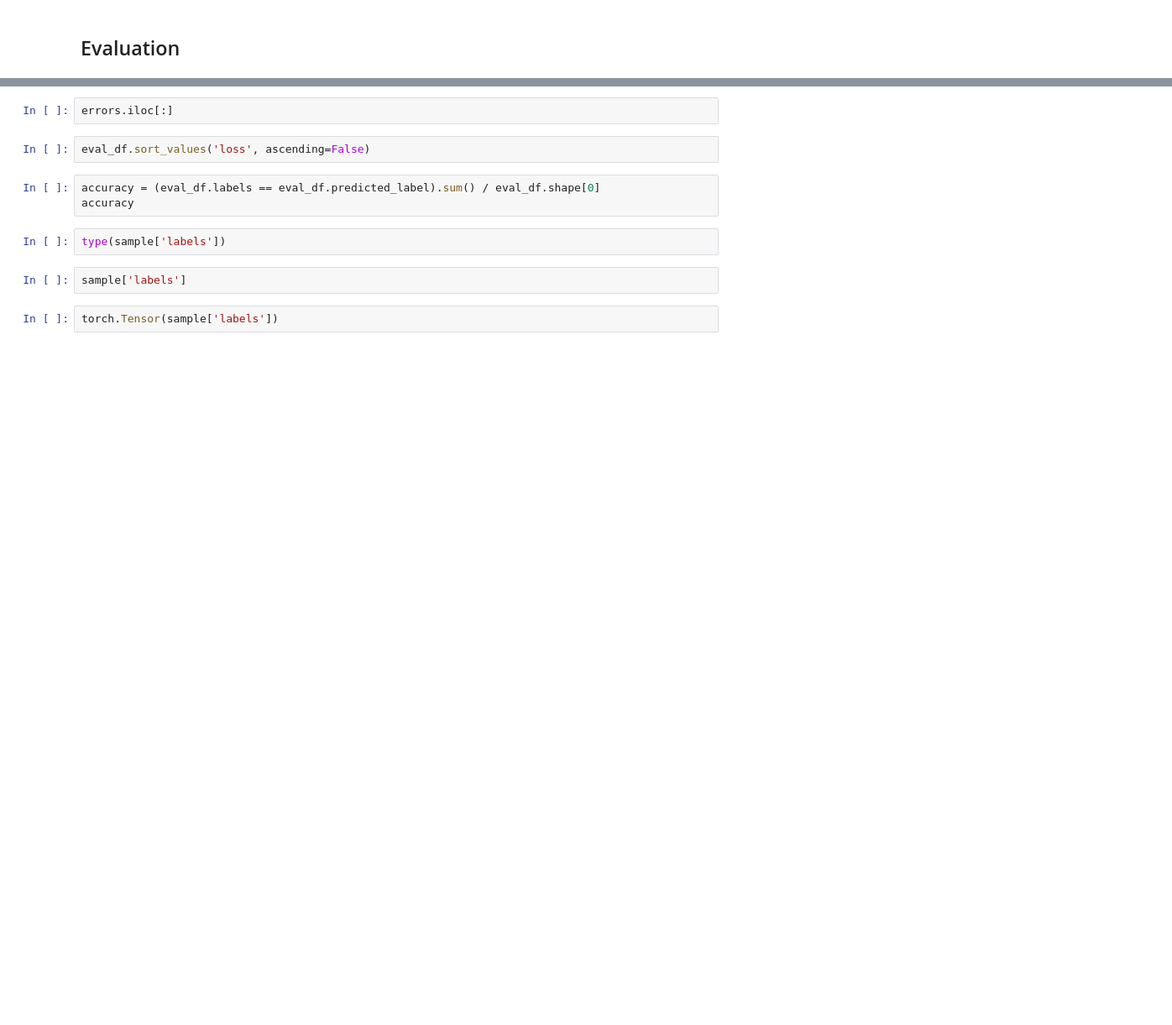
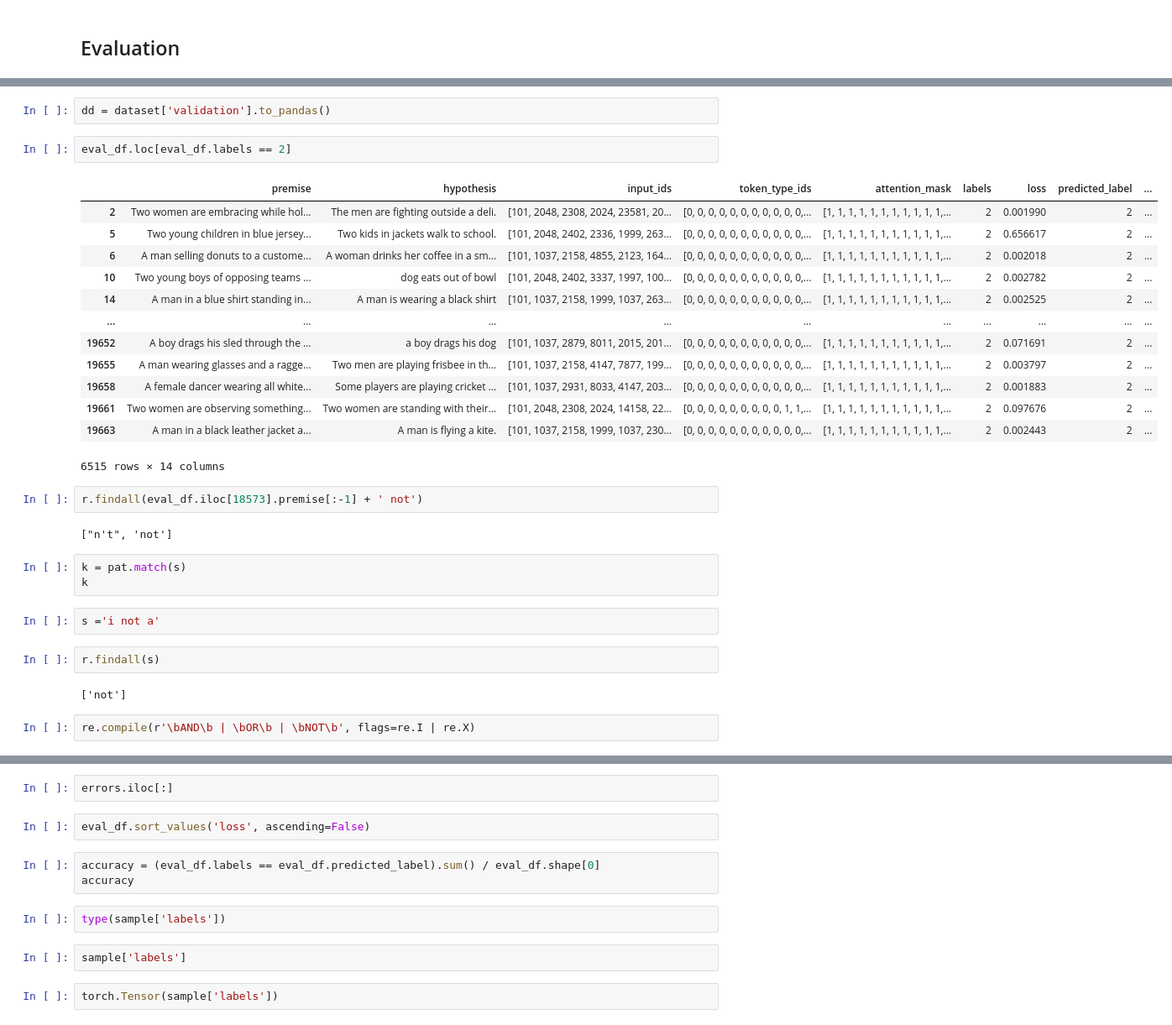
Before and after one commit to Serebryanskiy/nli, a Jupyter notebook: snli.ipynb, the cells around one changed output, grey strips where cells are left out. Shown at 84% size. Cells and saved outputs as stored; diff of their text form; blank space fills up the shorter version.

```diff
--- a/snli.ipynb
+++ b/snli.ipynb
@@ -258,0 +441,33 @@ eval_df
+# %%
+dd = dataset['validation'].to_pandas()
+# %%
+eval_df.loc[eval_df.labels == 2]
+# %% [output]
+|  | premise | hypothesis | input_ids | token_type_ids | attention_mask | labels | loss | predicted_label | ... |
+| 2 | Two women are embracing while hol... | The men are fighting outside a deli. | [101, 2048, 2308, 2024, 23581, 20... | [0, 0, 0, 0, 0, 0, 0, 0, 0, 0, 0,... | [1, 1, 1, 1, 1, 1, 1, 1, 1, 1, 1,... | 2 | 0.001990 | 2 | ... |
+| 5 | Two young children in blue jersey... | Two kids in jackets walk to school. | [101, 2048, 2402, 2336, 1999, 263... | [0, 0, 0, 0, 0, 0, 0, 0, 0, 0, 0,... | [1, 1, 1, 1, 1, 1, 1, 1, 1, 1, 1,... | 2 | 0.656617 | 2 | ... |
+| 6 | A man selling donuts to a custome... | A woman drinks her coffee in a sm... | [101, 1037, 2158, 4855, 2123, 164... | [0, 0, 0, 0, 0, 0, 0, 0, 0, 0, 0,... | [1, 1, 1, 1, 1, 1, 1, 1, 1, 1, 1,... | 2 | 0.002018 | 2 | ... |
+| 10 | Two young boys of opposing teams ... | dog eats out of bowl | [101, 2048, 2402, 3337, 1997, 100... | [0, 0, 0, 0, 0, 0, 0, 0, 0, 0, 0,... | [1, 1, 1, 1, 1, 1, 1, 1, 1, 1, 1,... | 2 | 0.002782 | 2 | ... |
+| 14 | A man in a blue shirt standing in... | A man is wearing a black shirt | [101, 1037, 2158, 1999, 1037, 263... | [0, 0, 0, 0, 0, 0, 0, 0, 0, 0, 0,... | [1, 1, 1, 1, 1, 1, 1, 1, 1, 1, 1,... | 2 | 0.002525 | 2 | ... |
+| ... | ... | ... | ... | ... | ... | ... | ... | ... | ... |
+| 19652 | A boy drags his sled through the ... | a boy drags his dog | [101, 1037, 2879, 8011, 2015, 201... | [0, 0, 0, 0, 0, 0, 0, 0, 0, 0, 0,... | [1, 1, 1, 1, 1, 1, 1, 1, 1, 1, 1,... | 2 | 0.071691 | 2 | ... |
+| 19655 | A man wearing glasses and a ragge... | Two men are playing frisbee in th... | [101, 1037, 2158, 4147, 7877, 199... | [0, 0, 0, 0, 0, 0, 0, 0, 0, 0, 0,... | [1, 1, 1, 1, 1, 1, 1, 1, 1, 1, 1,... | 2 | 0.003797 | 2 | ... |
+| 19658 | A female dancer wearing all white... | Some players are playing cricket ... | [101, 1037, 2931, 8033, 4147, 203... | [0, 0, 0, 0, 0, 0, 0, 0, 0, 0, 0,... | [1, 1, 1, 1, 1, 1, 1, 1, 1, 1, 1,... | 2 | 0.001883 | 2 | ... |
+| 19661 | Two women are observing something... | Two women are standing with their... | [101, 2048, 2308, 2024, 14158, 22... | [0, 0, 0, 0, 0, 0, 0, 0, 0, 1, 1,... | [1, 1, 1, 1, 1, 1, 1, 1, 1, 1, 1,... | 2 | 0.097676 | 2 | ... |
+| 19663 | A man in a black leather jacket a... | A man is flying a kite. | [101, 1037, 2158, 1999, 1037, 230... | [0, 0, 0, 0, 0, 0, 0, 0, 0, 0, 0,... | [1, 1, 1, 1, 1, 1, 1, 1, 1, 1, 1,... | 2 | 0.002443 | 2 | ... |
+6515 rows × 14 columns
+# %%
+r.findall(eval_df.iloc[18573].premise[:-1] + ' not')
+# %% [output]
+["n't", 'not']
+# %%
+k = pat.match(s)
+k
+# %%
+s ='i not a'
+# %%
+r.findall(s)
+# %% [output]
+['not']
+# %%
+re.compile(r'\bAND\b | \bOR\b | \bNOT\b', flags=re.I | re.X)
```
Also changed, not shown: parts of 67 cells of this notebook.
